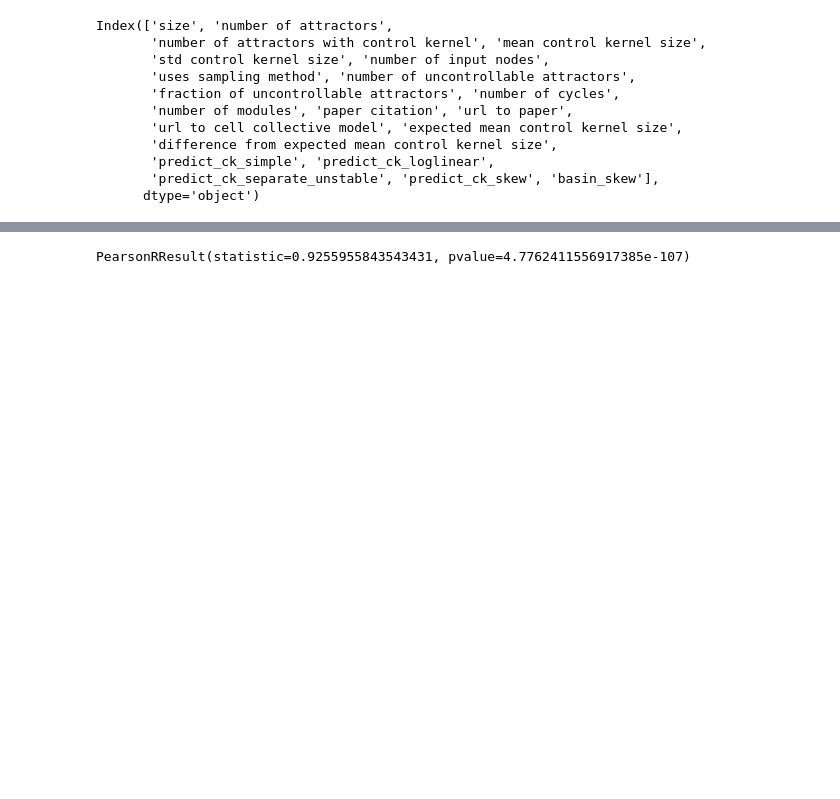
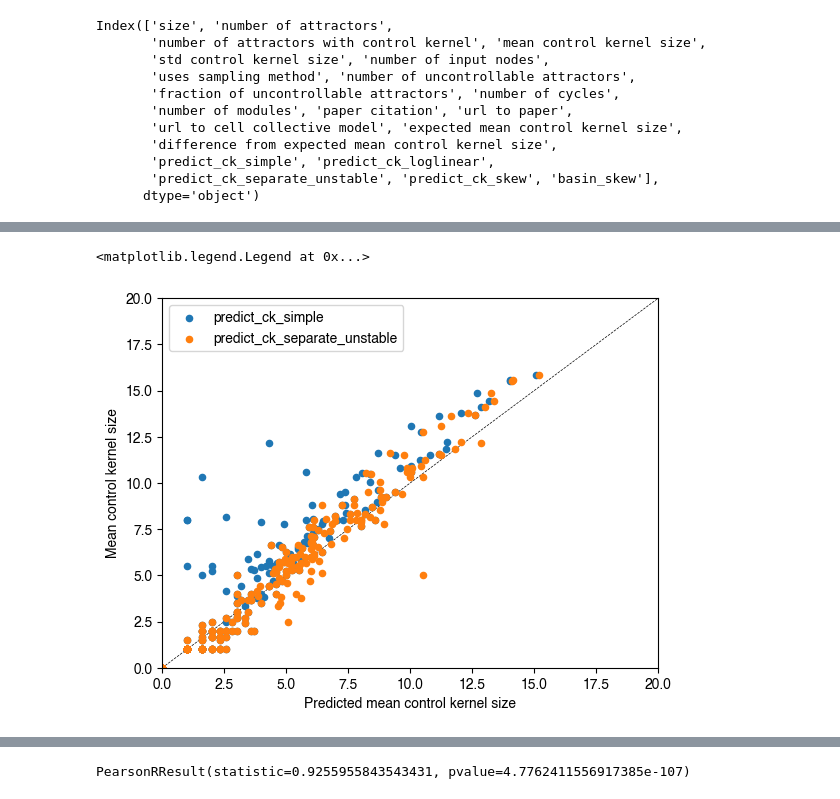
Before and after one commit to bcdaniels/Control-of-Synthetic-Boolean-Networks, a Jupyter notebook: CK_vs_entropy/basin-sizes-to-control-kernel-sizes.ipynb, the cells around one changed output, grey strips where cells are left out. Cells and saved outputs as stored; diff of their text form; code cells hidden in the pictures; blank space fills up the shorter version.

```diff
--- a/CK_vs_entropy/basin-sizes-to-control-kernel-sizes.ipynb
+++ b/CK_vs_entropy/basin-sizes-to-control-kernel-sizes.ipynb
@@ -310,0 +461,23 @@ plt.legend()
+# %%
+# plot predicted versus actual mean control kernel size: random networks
+
+# (2024/1/11 TO DO: REMAKE THIS PLOT ONCE WE HAVE FIXED BASIN DATA FOR RANDOM NETWORKS)
+
+for ck_func in [predict_ck_simple,predict_ck_separate_unstable]:
+    #functions_to_test[:-1]:
+    #[predict_ck_simple,predict_ck_skew]
+    plt.scatter(dfExactRandomAll[ck_func.__name__],
+                dfExactRandomAll['mean control kernel size'],
+                label=ck_func.__name__,
+                s=20)
+
+plt.xlabel('Predicted mean control kernel size')
+plt.ylabel('Mean control kernel size')
+minsize,maxsize = 0,20
+plt.plot([minsize,maxsize],[minsize,maxsize],'k--',lw=0.5,zorder=-10)
+plt.axis(xmin=minsize,xmax=maxsize,ymin=minsize,ymax=maxsize)
+plt.legend()
+#plt.savefig('240112_actual_versus_predicted_mean_ck_size_random_networks.pdf')
+# %% [output]
+<matplotlib.legend.Legend at 0x...>
+[figure, added]
```
Also changed, not shown: parts of 58 cells of this notebook, 3 other files.
